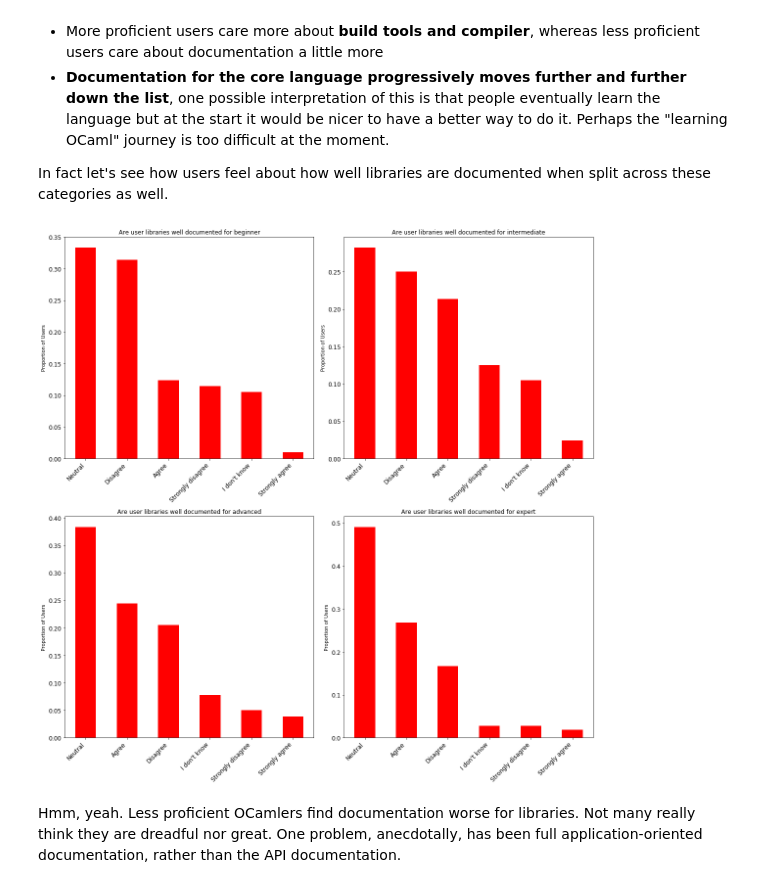
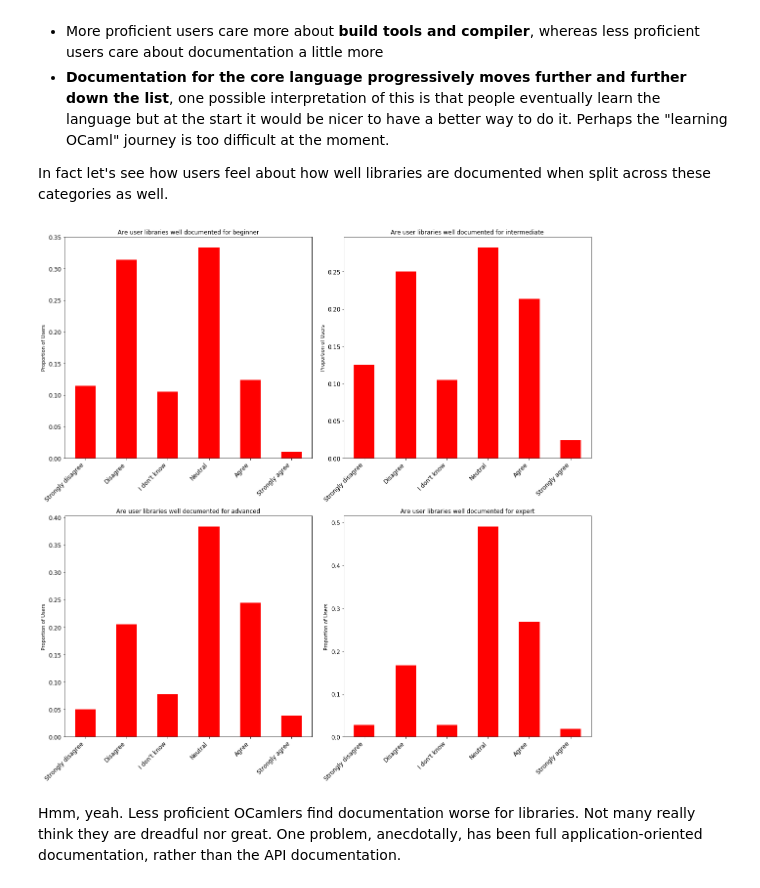
Before and after one commit to patricoferris/ocaml-survey-analysis, a Jupyter notebook: survey-analysis.ipynb, the cells around one changed output. Saved outputs shown, nothing was run; the diff lists cells and outputs as text; code cells hidden in the pictures.

Commit message:
fix agreement ordering...

```diff
--- a/survey-analysis.ipynb
+++ b/survey-analysis.ipynb
@@ -51,14 +45,7 @@ pain = "What do you think are the main pain points that prevent OCaml adoption f
 editor = "Which editors do you use?"
 build = "Which build tools are you actively using?"
 
-agreement_ordering = {
-    "Strongly disagree": 0,
-    "Disagree": 1,
-    "I don't know": 2,
-    "Neutral": 3,
-    "Agree": 4,
-    "Strongly agree": 5,
-}
+agree_index = ["Strongly disagree", "Disagree", "I don't know", "Neutral", "Agree", "Strongly agree"]
 
 def filter(df, col, value):
     f = df[col] == value
@@ -81,9 +68,14 @@ def plot(df, col, values, plot_col, title_prefix, ylabel="", agree=False, normal
             value = values[r * cols + c]
             ax.set_xticklabels([], ha='right')
             ax.set_ylabel(ylabel)
-            filter(df, col, value)[plot_col].value_counts(normalize=normalize)[df[plot_col].value_counts() >= drop].plot.bar(rot=45, title=title_prefix + value, ax=ax, fontsize=12, colormap="autumn")
-            labels = [l.get_text() for l in ax.get_xticklabels()]
-            ax.set_xticklabels(labels, ha='right')
+            if agree:
+                filter(df, col, value)[plot_col].value_counts(sort=False, normalize=normalize)[df[plot_col].value_counts() >= drop].reindex(agree_index).plot.bar(rot=45, title=title_prefix + value, ax=ax, fontsize=12, colormap="autumn")
+                labels = [l.get_text() for l in ax.get_xticklabels()]
+                ax.set_xticklabels(labels, ha='right')
+            else:
+                filter(df, col, value)[plot_col].value_counts(normalize=normalize)[df[plot_col].value_counts() >= drop].plot.bar(rot=45, title=title_prefix + value, ax=ax, fontsize=12, colormap="autumn")
+                labels = [l.get_text() for l in ax.get_xticklabels()]
+                ax.set_xticklabels(labels, ha='right')
     plt.tight_layout ()
     plt.show()
 # %% [markdown]
@@ -150,9 +142,9 @@ Different, more useful, patterns emerge from the data when filtered by user type
 
 In fact let's see how users feel about how well libraries are documented when split across these categories as well.
 # %%
-plot(df, proficiency, ["beginner", "intermediate", "advanced", "expert"], lib_doc, "Are user libraries well documented for ", ylabel="Proportion of Users")
+plot(df, proficiency, ["beginner", "intermediate", "advanced", "expert"], lib_doc, "Are user libraries well documented for ", ylabel="Proportion of Users", agree=True)
 # %% [output]
-[figure, old version]
+[figure, new version]
 # %% [markdown]
 Hmm, yeah. Less proficient OCamlers find documentation worse for libraries. Not many really think they are dreadful nor great. One problem, anecdotally, has been full application-oriented documentation, rather than the API documentation.
 # %% [markdown]
```
Also changed, not shown: parts of 10 cells of this notebook.
